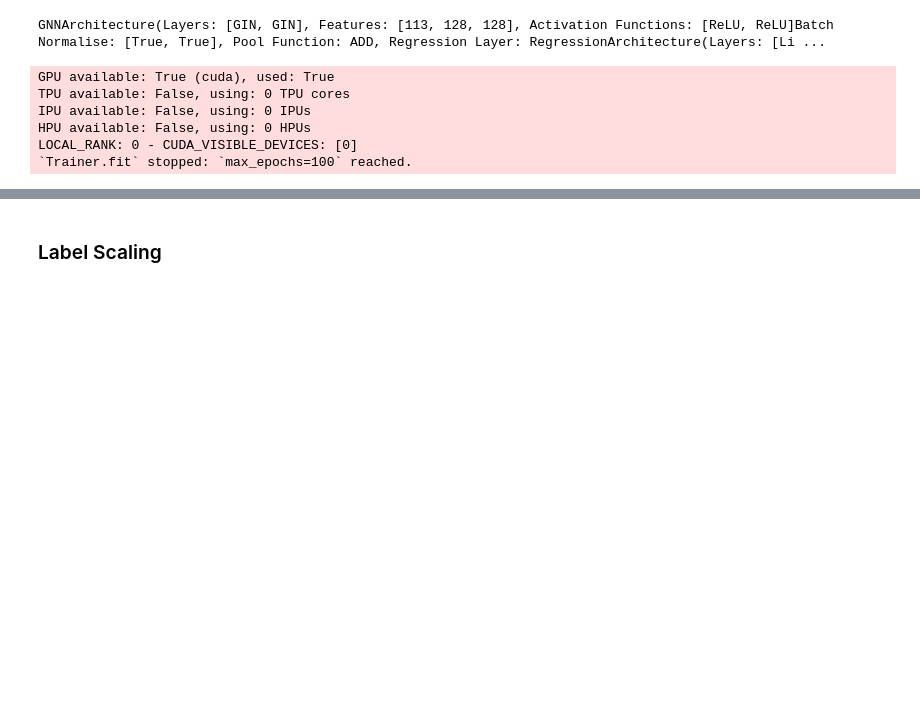
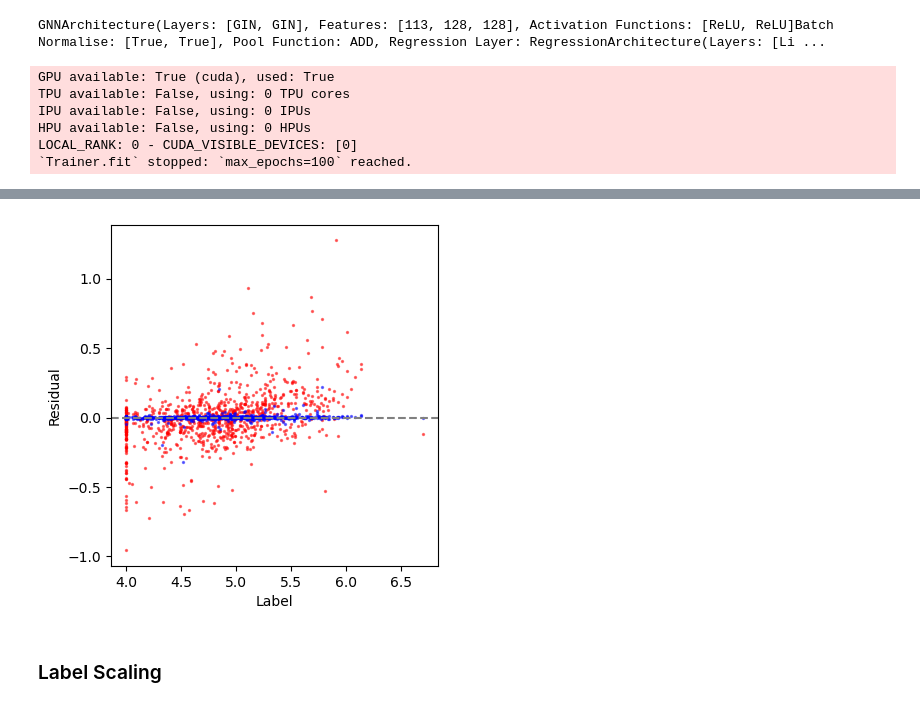
Before and after one commit to harryknighton/drug-discovery-automl, a Jupyter notebook: src/notebooks/evaluation.ipynb, the cells around one changed output, grey strips where cells are left out. Cells and saved outputs as stored; diff of their text form; code cells hidden in the pictures; blank space fills up the shorter version.

Commit message:
Added residual plot

```diff
--- a/src/notebooks/evaluation.ipynb
+++ b/src/notebooks/evaluation.ipynb
@@ -268,3 +267,22 @@ fig.savefig(config.FIGURES_DIR / 'distribution.png', bbox_inches='tight')
+# %%
+# Residual plot
+fig, ax = plt.subplots(figsize=(4, 4))
+fig.tight_layout()
+x = raw_dataset.data.y
+y = scaled_preds.flatten()
+best_y = scaled_best_preds.flatten()
+y = x - y
+best_y = x - best_y
+ax.set_ylabel('Residual')
+ax.set_xlabel('Label')
+#ax.set_ylim(-0.005, 0.005)
+ax.scatter(x, y, color='red', alpha=0.5,s=2, label='Baseline Model')
+ax.scatter(x, best_y, color='blue', alpha=0.5, s=2, label='Best NAS Model')
+plt.axhline(y=0, color='grey', linestyle='--')
+
+fig.savefig(config.FIGURES_DIR / 'residual_plot', bbox_inches='tight')
+# %% [output]
+[figure, added]
 # %% [markdown]
 ### Label Scaling
 # %%
```
Also changed, not shown: parts of 1 cell of this notebook.
